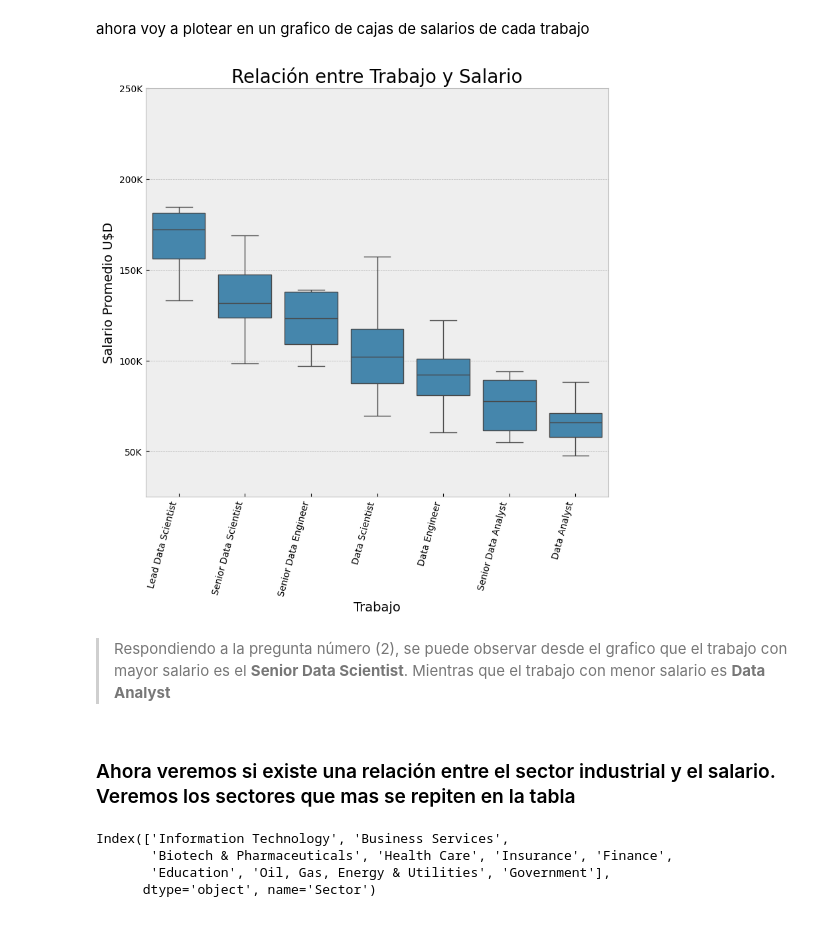
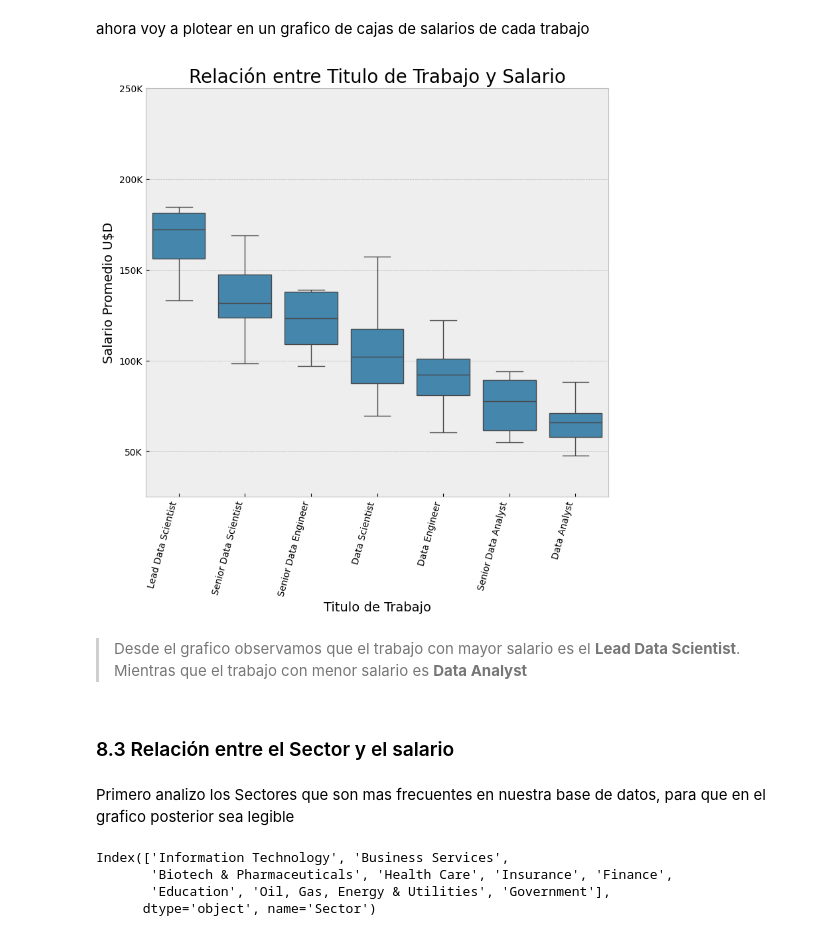
Before and after one commit to SirixG/Python, a Jupyter notebook: Primera_Entrega/ProyectoDS_ParteI_Dente.ipynb, the cells around one changed output. Drawn from its saved outputs; the diff is of its cells as text; code cells hidden in the pictures.

```diff
--- a/Primera_Entrega/ProyectoDS_ParteI_Dente.ipynb
+++ b/Primera_Entrega/ProyectoDS_ParteI_Dente.ipynb
@@ -266,25 +266,27 @@ ahora voy a plotear en un grafico de cajas de salarios de cada trabajo
 # %%
 promedios = df_filtrado.groupby('Job Title')['avg_salary'].mean().sort_values(ascending=False)
 plt.figure(figsize=(9,8))
 sns.boxplot(data = df_filtrado,order=promedios.index,
             x = 'Job Title',
             y = 'avg_salary',
             showfliers = False)
 
-plt.title('Relación entre Trabajo y Salario', fontsize=20)
-plt.xlabel('Trabajo', fontsize=14)
+plt.title('Relación entre Titulo de Trabajo y Salario', fontsize=20)
+plt.xlabel('Titulo de Trabajo', fontsize=14)
 plt.ylabel('Salario Promedio U$D', fontsize=14)
 plt.xticks(rotation=75, ha='right')
 plt.yticks(current_ticks, [f'{int(tick)}K' for tick in current_ticks])
 plt.ylim(25, 250)
 plt.show()
 # %% [output]
-[figure, old version]
+[figure, new version]
 # %% [markdown]
-> Respondiendo a la pregunta número (2), se puede observar desde el grafico que el trabajo con mayor salario es el **Senior Data Scientist**.
+> Desde el grafico observamos que el trabajo con mayor salario es el **Lead Data Scientist**.
 Mientras que el trabajo con menor salario es **Data Analyst**
-# %% [markdown]
-### Ahora veremos si existe una relación entre el sector industrial y el salario. Veremos los sectores que mas se repiten en la tabla
+# %% [markdown]
+### 8.3 Relación entre el Sector y el salario
+# %% [markdown]
+Primero analizo los Sectores que son mas frecuentes en nuestra base de datos, para que en el grafico posterior sea legible
 # %%
 conteo2 = df1['Sector'].value_counts()
 #print(conteo2)
```
Also changed, not shown: parts of 31 cells of this notebook.
